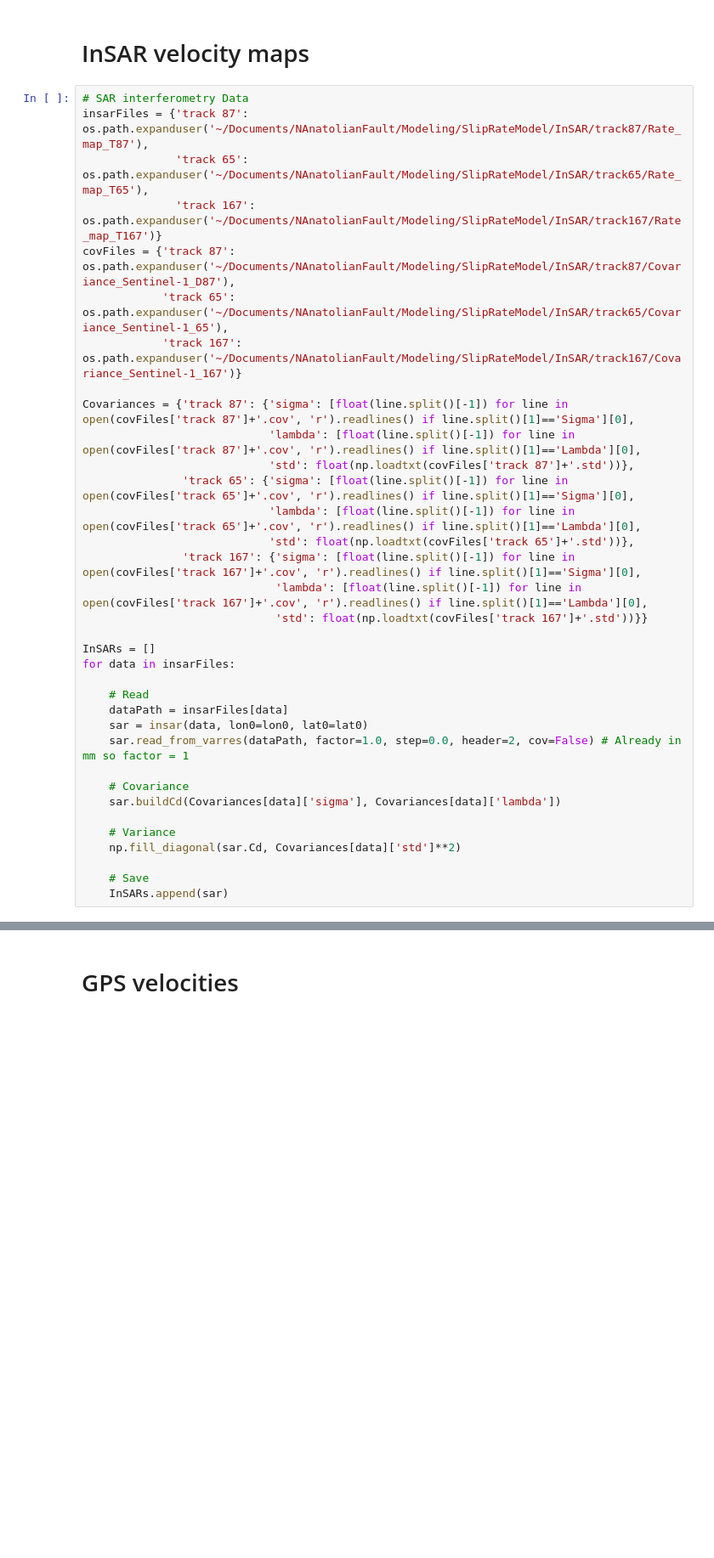
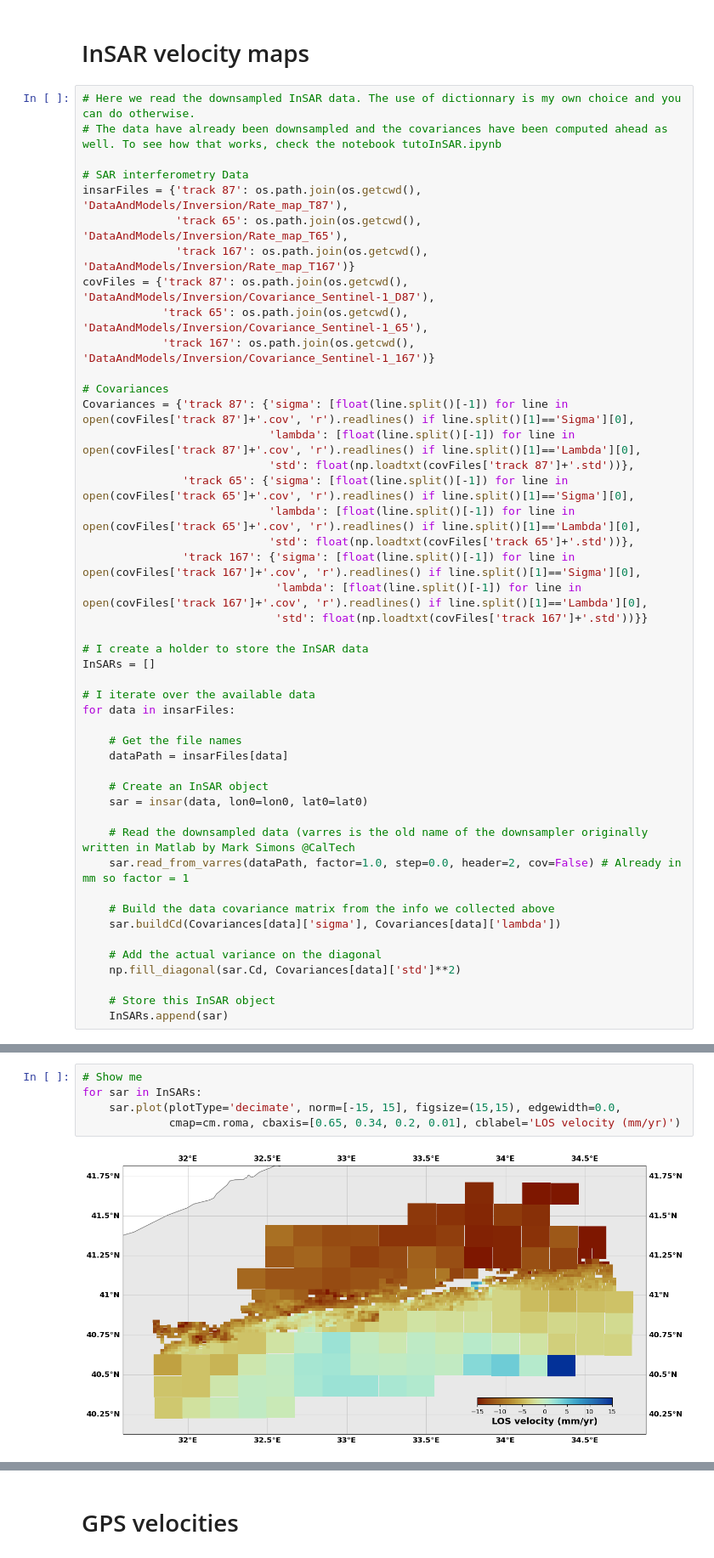
Before and after one commit to jolivetr/csi, a Jupyter notebook: notebooks/tutoInversionCreep.ipynb, the cells around one changed output, grey strips where cells are left out. Shown at 85% size. Cells and saved outputs as stored; diff of their text form; blank space fills up the shorter version.

Commit message:
Tutorial for creep inversion is now ready!

```diff
--- a/notebooks/tutoInversionCreep.ipynb
+++ b/notebooks/tutoInversionCreep.ipynb
@@ -113,14 +115,18 @@ Defining source parameters
 # %% [markdown]
 # InSAR velocity maps
 # %%
+# Here we read the downsampled InSAR data. The use of dictionnary is my own choice and you can do otherwise.
+# The data have already been downsampled and the covariances have been computed ahead as well. To see how that works, check the notebook tutoInSAR.ipynb
+
 # SAR interferometry Data
-insarFiles = {'track 87': os.path.expanduser('~/Documents/NAnatolianFault/Modeling/SlipRateModel/InSAR/track87/Rate_map_T87'),
-              'track 65': os.path.expanduser('~/Documents/NAnatolianFault/Modeling/SlipRateModel/InSAR/track65/Rate_map_T65'),
-              'track 167': os.path.expanduser('~/Documents/NAnatolianFault/Modeling/SlipRateModel/InSAR/track167/Rate_map_T167')}
-covFiles = {'track 87': os.path.expanduser('~/Documents/NAnatolianFault/Modeling/SlipRateModel/InSAR/track87/Covariance_Sentinel-1_D87'),
-            'track 65': os.path.expanduser('~/Documents/NAnatolianFault/Modeling/SlipRateModel/InSAR/track65/Covariance_Sentinel-1_65'),
-            'track 167': os.path.expanduser('~/Documents/NAnatolianFault/Modeling/SlipRateModel/InSAR/track167/Covariance_Sentinel-1_167')}
+insarFiles = {'track 87': os.path.join(os.getcwd(), 'DataAndModels/Inversion/Rate_map_T87'),
+              'track 65': os.path.join(os.getcwd(), 'DataAndModels/Inversion/Rate_map_T65'),
+              'track 167': os.path.join(os.getcwd(), 'DataAndModels/Inversion/Rate_map_T167')}
+covFiles = {'track 87': os.path.join(os.getcwd(), 'DataAndModels/Inversion/Covariance_Sentinel-1_D87'),
+            'track 65': os.path.join(os.getcwd(), 'DataAndModels/Inversion/Covariance_Sentinel-1_65'),
+            'track 167': os.path.join(os.getcwd(), 'DataAndModels/Inversion/Covariance_Sentinel-1_167')}
 
+# Covariances
 Covariances = {'track 87': {'sigma': [float(line.split()[-1]) for line in open(covFiles['track 87']+'.cov', 'r').readlines() if line.split()[1]=='Sigma'][0],
                             'lambda': [float(line.split()[-1]) for line in open(covFiles['track 87']+'.cov', 'r').readlines() if line.split()[1]=='Lambda'][0],
                             'std': float(np.loadtxt(covFiles['track 87']+'.std'))},
@@ -131,21 +137,28 @@ Covariances = {'track 87': {'sigma': [float(line.split()[-1]) for line in open(c
                              'lambda': [float(line.split()[-1]) for line in open(covFiles['track 167']+'.cov', 'r').readlines() if line.split()[1]=='Lambda'][0],
                              'std': float(np.loadtxt(covFiles['track 167']+'.std'))}}
 
+# I create a holder to store the InSAR data
 InSARs = []
+
+# I iterate over the available data
 for data in insarFiles:
 
-    # Read
+    # Get the file names
     dataPath = insarFiles[data]
+
+    # Create an InSAR object
     sar = insar(data, lon0=lon0, lat0=lat0)
+
+    # Read the downsampled data (varres is the old name of the downsampler originally written in Matlab by Mark Simons @CalTech
     sar.read_from_varres(dataPath, factor=1.0, step=0.0, header=2, cov=False) # Already in mm so factor = 1
 
-    # Covariance
+    # Build the data covariance matrix from the info we collected above
     sar.buildCd(Covariances[data]['sigma'], Covariances[data]['lambda'])
 
-    # Variance
+    # Add the actual variance on the diagonal
     np.fill_diagonal(sar.Cd, Covariances[data]['std']**2)
 
-    # Save
+    # Store this InSAR object
     InSARs.append(sar)
 # %% [output]
 ---------------------------------
@@ -162,0 +176,7 @@ Read from file /Users/romainjolivet/Documents/NAnatolianFault/Modeling/SlipRateM
+# %%
+# Show me
+for sar in InSARs:
+    sar.plot(plotType='decimate', norm=[-15, 15], figsize=(15,15), edgewidth=0.0,
+             cmap=cm.roma, cbaxis=[0.65, 0.34, 0.2, 0.01], cblabel='LOS velocity (mm/yr)')
+# %% [output]
+[figure, added]
```
Also changed, not shown: parts of 34 cells of this notebook, 13 other files.
